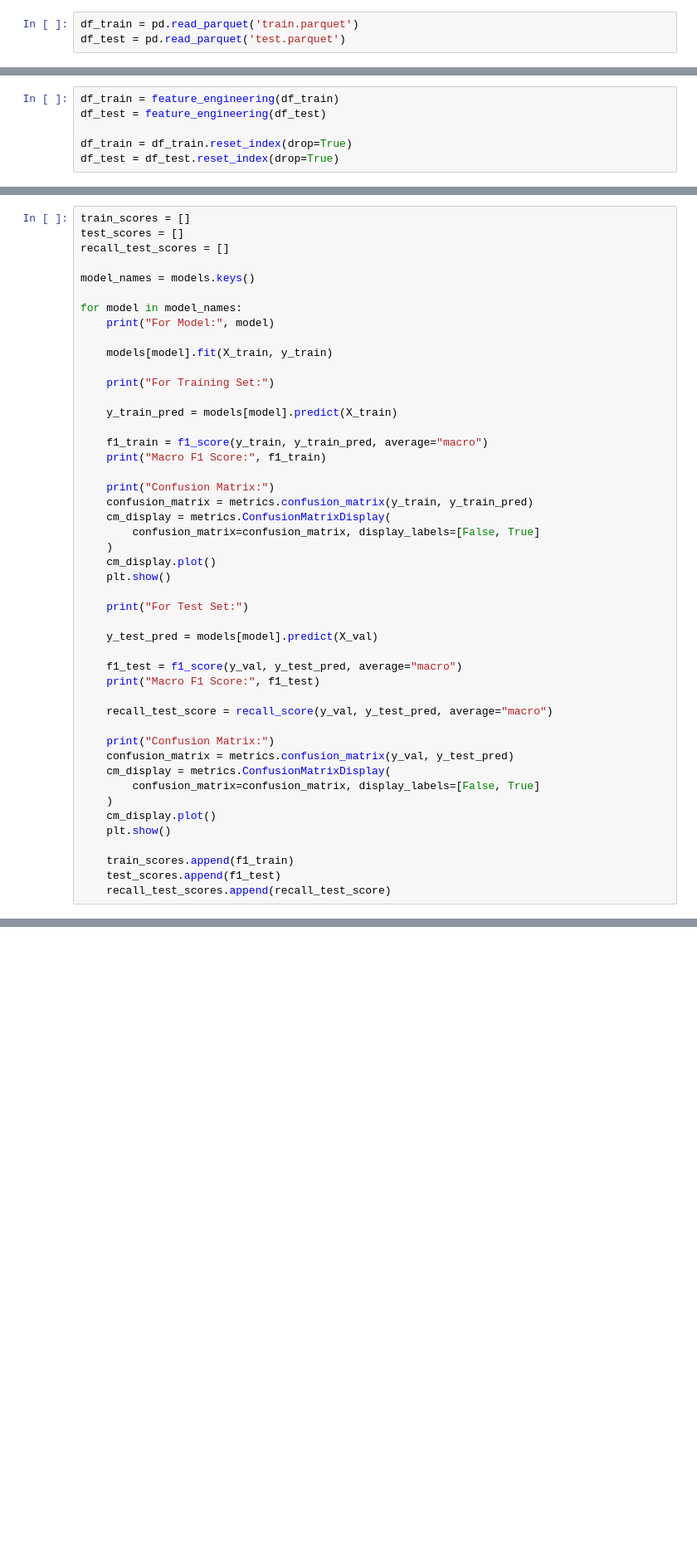
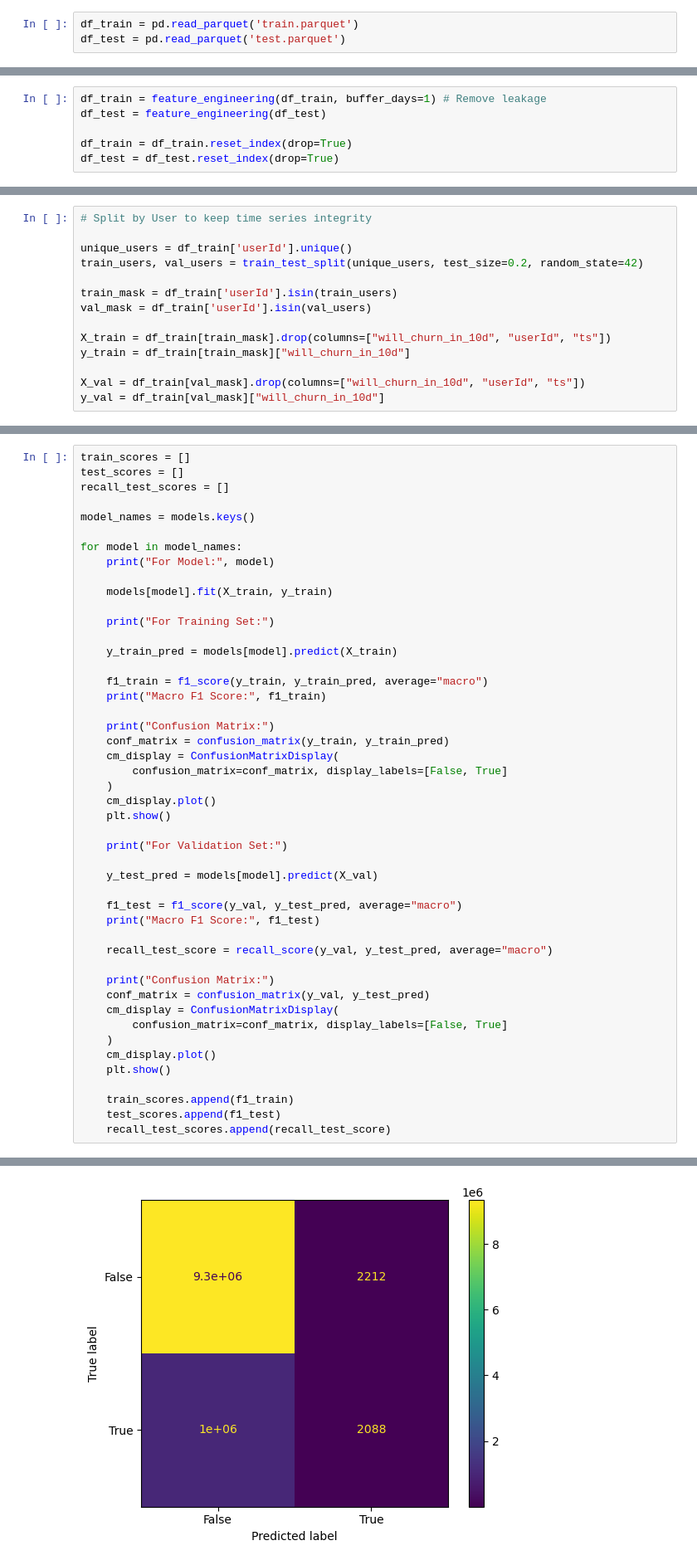
Before and after one commit to MaximeDespreaux/Churn_Prediction_Project, a Jupyter notebook: main_notebook.ipynb, the cells around one changed output, grey strips where cells are left out. Shown at 83% size. Saved outputs shown, nothing was run; the diff lists cells and outputs as text; blank space fills up the shorter version.

```diff
--- a/main_notebook.ipynb
+++ b/main_notebook.ipynb
@@ -110,7 +172,7 @@ def feature_engineering(df):
 
     return df_seq
 # %%
-df_train = feature_engineering(df_train)
+df_train = feature_engineering(df_train, buffer_days=1) # Remove leakage
 df_test = feature_engineering(df_test)
 
 df_train = df_train.reset_index(drop=True)
@@ -179,0 +246,14 @@ X_train, X_val, y_train, y_val = train_test_split(
+# %%
+# Split by User to keep time series integrity
+
+unique_users = df_train['userId'].unique()
+train_users, val_users = train_test_split(unique_users, test_size=0.2, random_state=42)
+
+train_mask = df_train['userId'].isin(train_users)
+val_mask = df_train['userId'].isin(val_users)
+
+X_train = df_train[train_mask].drop(columns=["will_churn_in_10d", "userId", "ts"])
+y_train = df_train[train_mask]["will_churn_in_10d"]
+
+X_val = df_train[val_mask].drop(columns=["will_churn_in_10d", "userId", "ts"])
+y_val = df_train[val_mask]["will_churn_in_10d"]
@@ -197,14 +279,14 @@ for model in model_names:
     print("Macro F1 Score:", f1_train)
 
     print("Confusion Matrix:")
-    confusion_matrix = metrics.confusion_matrix(y_train, y_train_pred)
-    cm_display = metrics.ConfusionMatrixDisplay(
-        confusion_matrix=confusion_matrix, display_labels=[False, True]
+    conf_matrix = confusion_matrix(y_train, y_train_pred)
+    cm_display = ConfusionMatrixDisplay(
+        confusion_matrix=conf_matrix, display_labels=[False, True]
     )
     cm_display.plot()
     plt.show()
 
-    print("For Test Set:")
+    print("For Validation Set:")
 
     y_test_pred = models[model].predict(X_val)
 
@@ -214,9 +296,9 @@ for model in model_names:
     recall_test_score = recall_score(y_val, y_test_pred, average="macro")
 
     print("Confusion Matrix:")
-    confusion_matrix = metrics.confusion_matrix(y_val, y_test_pred)
-    cm_display = metrics.ConfusionMatrixDisplay(
-        confusion_matrix=confusion_matrix, display_labels=[False, True]
+    conf_matrix = confusion_matrix(y_val, y_test_pred)
+    cm_display = ConfusionMatrixDisplay(
+        confusion_matrix=conf_matrix, display_labels=[False, True]
     )
     cm_display.plot()
     plt.show()
@@ -224,3 +306,4 @@ for model in model_names:
     train_scores.append(f1_train)
     test_scores.append(f1_test)
     recall_test_scores.append(recall_test_score)
+# %% [output]
@@ -226,0 +314 @@ for model in model_names:
+[figure, added]
```
Also changed, not shown: parts of 11 cells of this notebook.
